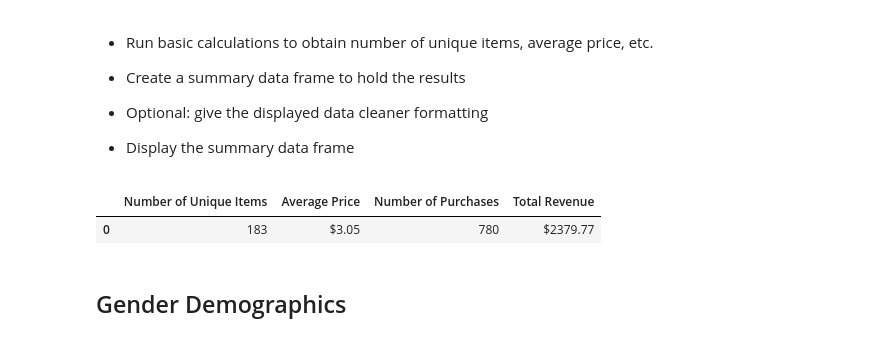
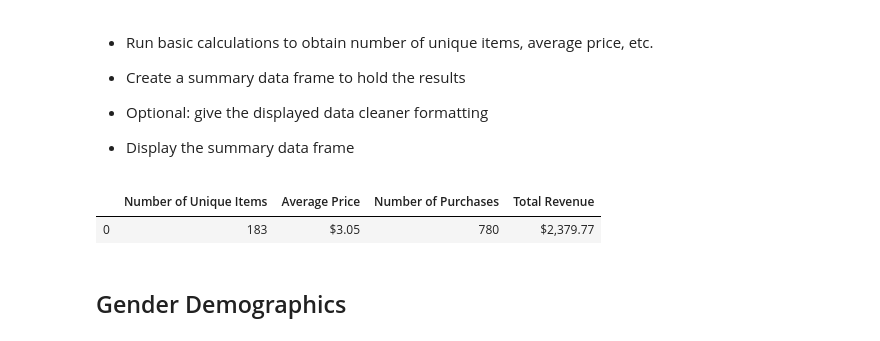
Before and after one commit to jagnoor/pandas-challenge-1, a Jupyter notebook: HeroesOfPymoli_KM.ipynb, the cells around one changed output. Drawn from its saved outputs; the diff is of its cells as text; code cells hidden in the pictures.

```diff
--- a/HeroesOfPymoli_KM.ipynb
+++ b/HeroesOfPymoli_KM.ipynb
@@ -47,32 +46,32 @@ player_count
 
 * Display the summary data frame
 # %%
-# Count the # of unique item
+# Count number of unique item
 item_count = purchase_data["Item ID"].nunique()
 
-# Caluculate the average price
+# Caluculate average price
 average_price = purchase_data["Price"].mean()
 
-# Count the # of all purchases using Purchase ID
+# Count number of transactions using Purchase ID
 purchase_count = purchase_data["Purchase ID"].count()
 
-# Caluculate the total revenue by adding all prices
+# Caluculate total revenue by adding all prices
 total_revenue = purchase_data["Price"].sum()
 
-# Create a purchase summary data frame and use caluculated items
+# Create a summary
 purchasing_summary = pd.DataFrame({"Number of Unique Items":[item_count],
                                     "Average Price":[average_price],
                                     "Number of Purchases": [purchase_count],
                                     "Total Revenue" : [total_revenue]})
 
 # Change format to currency
-purchasing_summary[["Average Price","Total Revenue"]] = purchasing_summary[["Average Price","Total Revenue"]].applymap("${:.2f}".format)
+purchasing_summary[["Average Price","Total Revenue"]] = purchasing_summary[["Average Price","Total Revenue"]].applymap("${:,.2f}".format)
 
-#Show the summary in Jupyter notebook
+#Show the summary
 purchasing_summary
 # %% [output]
 |  | Number of Unique Items | Average Price | Number of Purchases | Total Revenue |
-| 0 | 183 | $3.05 | 780 | $2379.77 |
+| 0 | 183 | $3.05 | 780 | $2,379.77 |
 # %% [markdown]
 ## Gender Demographics
 # %% [markdown]
```
Also changed, not shown: parts of 9 cells of this notebook.
